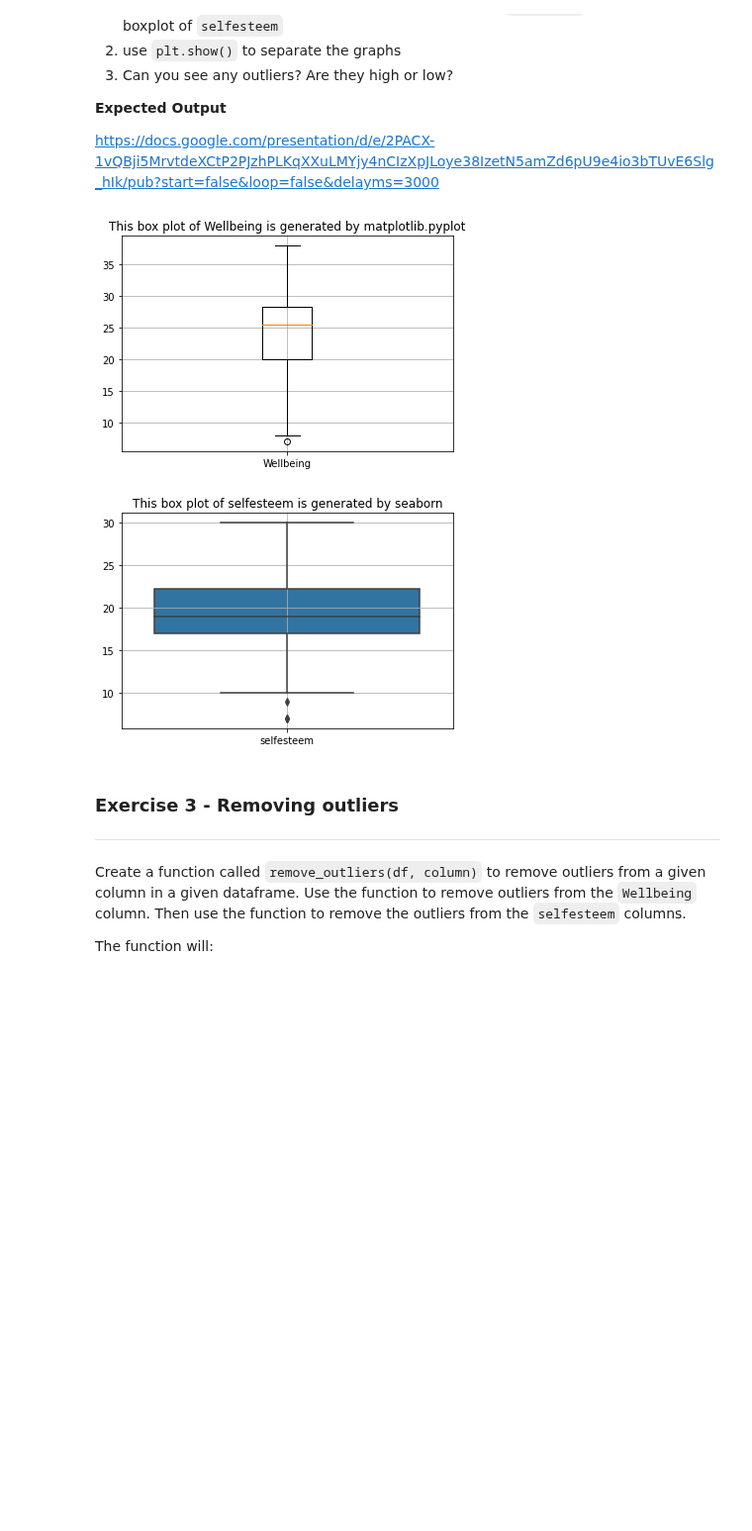
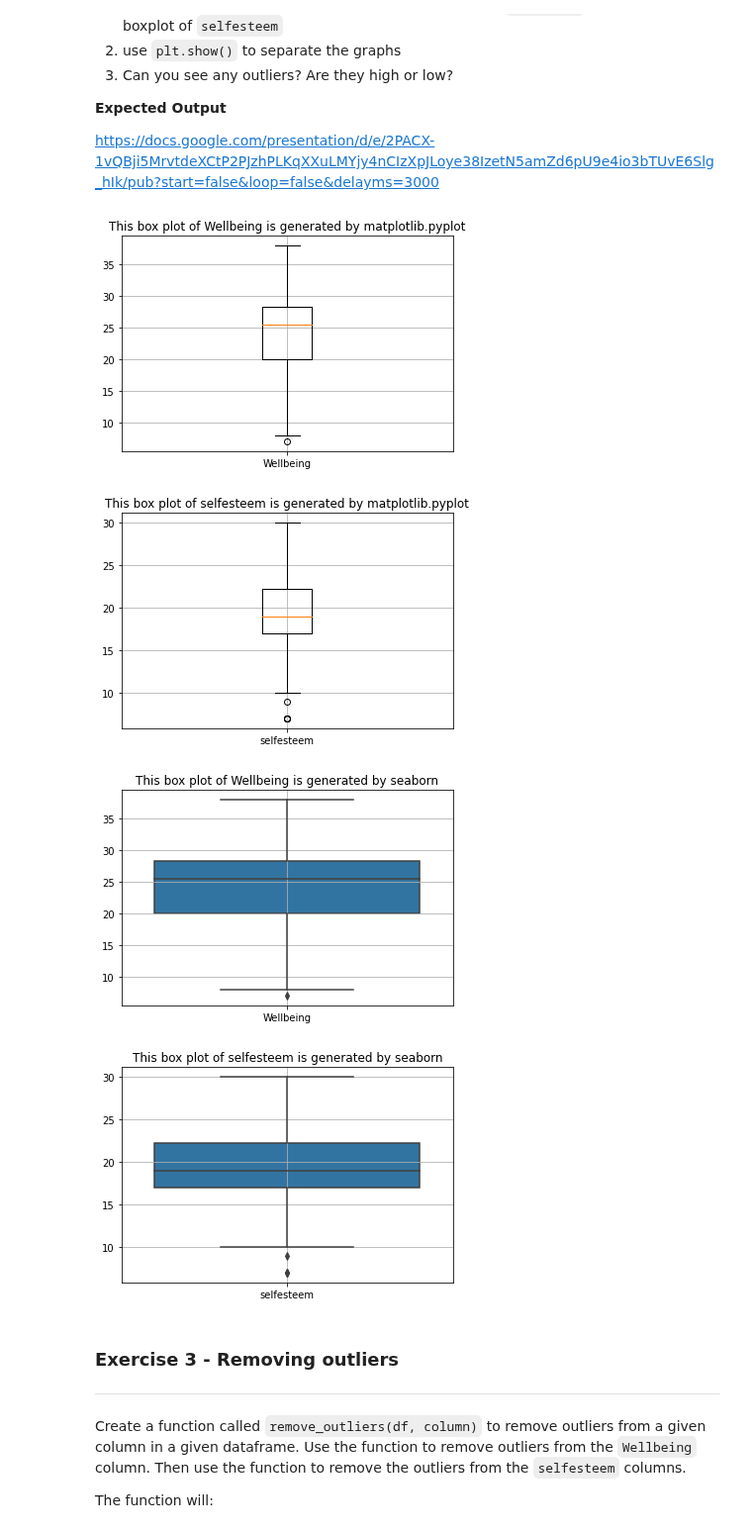
Before and after one commit to sysphcd/PythonProgrammingforData, a Jupyter notebook: 8_2_Correlation_exercises.ipynb, the cells around one changed output. Shown at 99% size. Drawn from its saved outputs; the diff is of its cells as text; code cells hidden in the pictures; blank space fills up the shorter version.

```diff
--- a/8_2_Correlation_exercises.ipynb
+++ b/8_2_Correlation_exercises.ipynb
@@ -98,33 +98,36 @@ https://docs.google.com/presentation/d/e/2PACX-1vQBji5MrvtdeXCtP2PJzhPLKqXXuLMYj
 # %%
 import matplotlib.pyplot as plt
 import seaborn as sns
 
 def show_boxplot_matplotlib(df,col):
   #print(f"This box plot of {col} is generated by matplotlib.pyplot")
   data = df[col]
   plt.boxplot(data, labels=[col])
   plt.title(f"This box plot of {col} is generated by matplotlib.pyplot")
   plt.grid()
 
   plt.show()
 
 
 def show_boxplot_seaborn(df,col):
   new_df = df[col]
   labels = [col]
   chart = sns.boxplot(data=new_df)
   chart.set_xticklabels(labels)
   chart.set_title(f"This box plot of {col} is generated by seaborn")
   chart.grid()
   plt.show()
 
-#show_boxplot_matplotlib(clean_psycho_df,'Wellbeing')
+show_boxplot_matplotlib(clean_psycho_df,'Wellbeing')
+show_boxplot_matplotlib(clean_psycho_df,'selfesteem')
 #print("Q3 ")
-show_boxplot_matplotlib(clean_psycho_df,'Wellbeing')
+show_boxplot_seaborn(clean_psycho_df,'Wellbeing')
 show_boxplot_seaborn(clean_psycho_df,'selfesteem')
 # %% [output]
 [figure]
-[figure, old version]
+[figure, new version]
+[figure, added]
+[figure, added]
 # %% [markdown]
 ### Exercise 3 - Removing outliers
 ---
```
Also changed, not shown: parts of 6 cells of this notebook.
